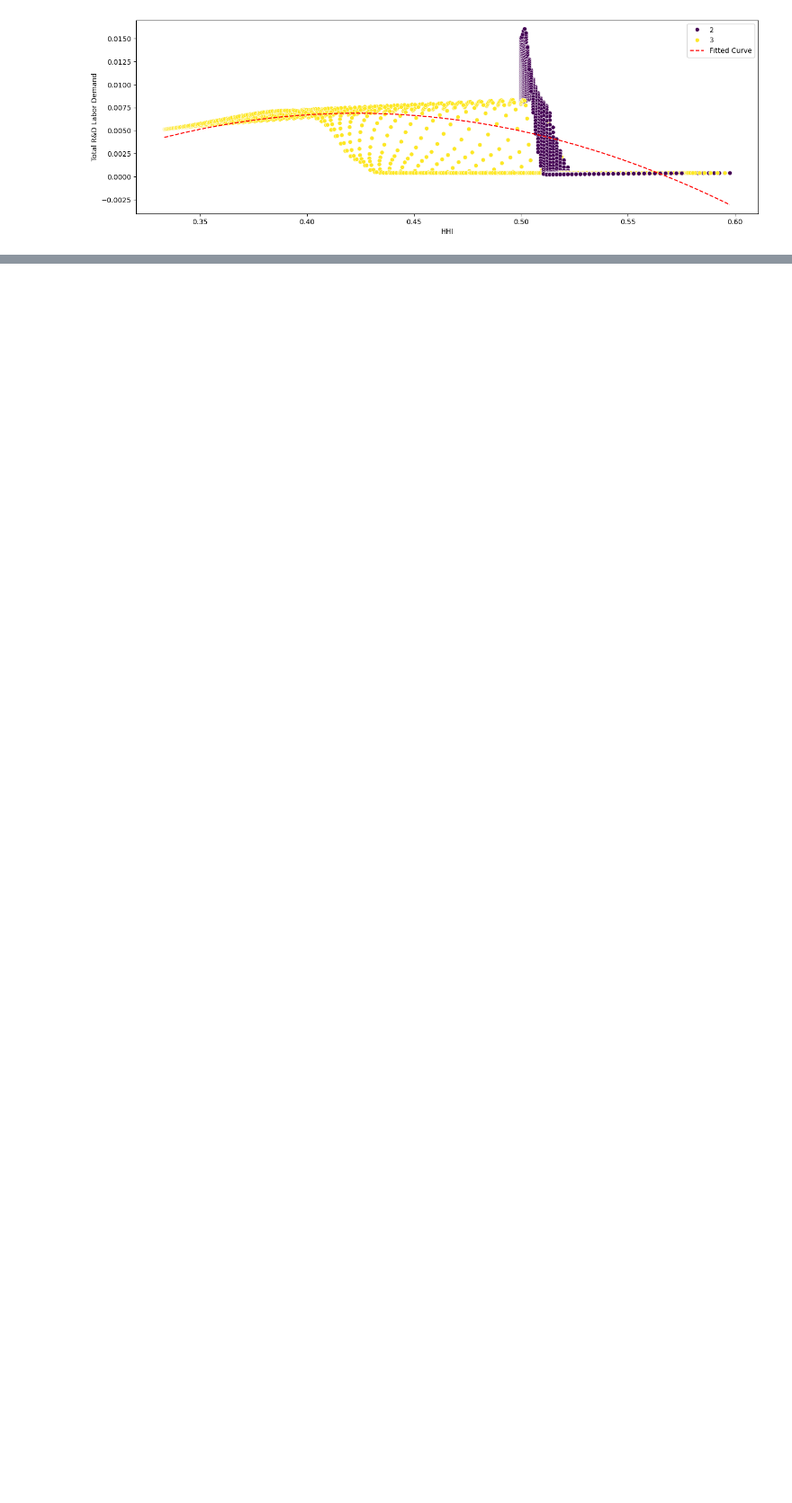
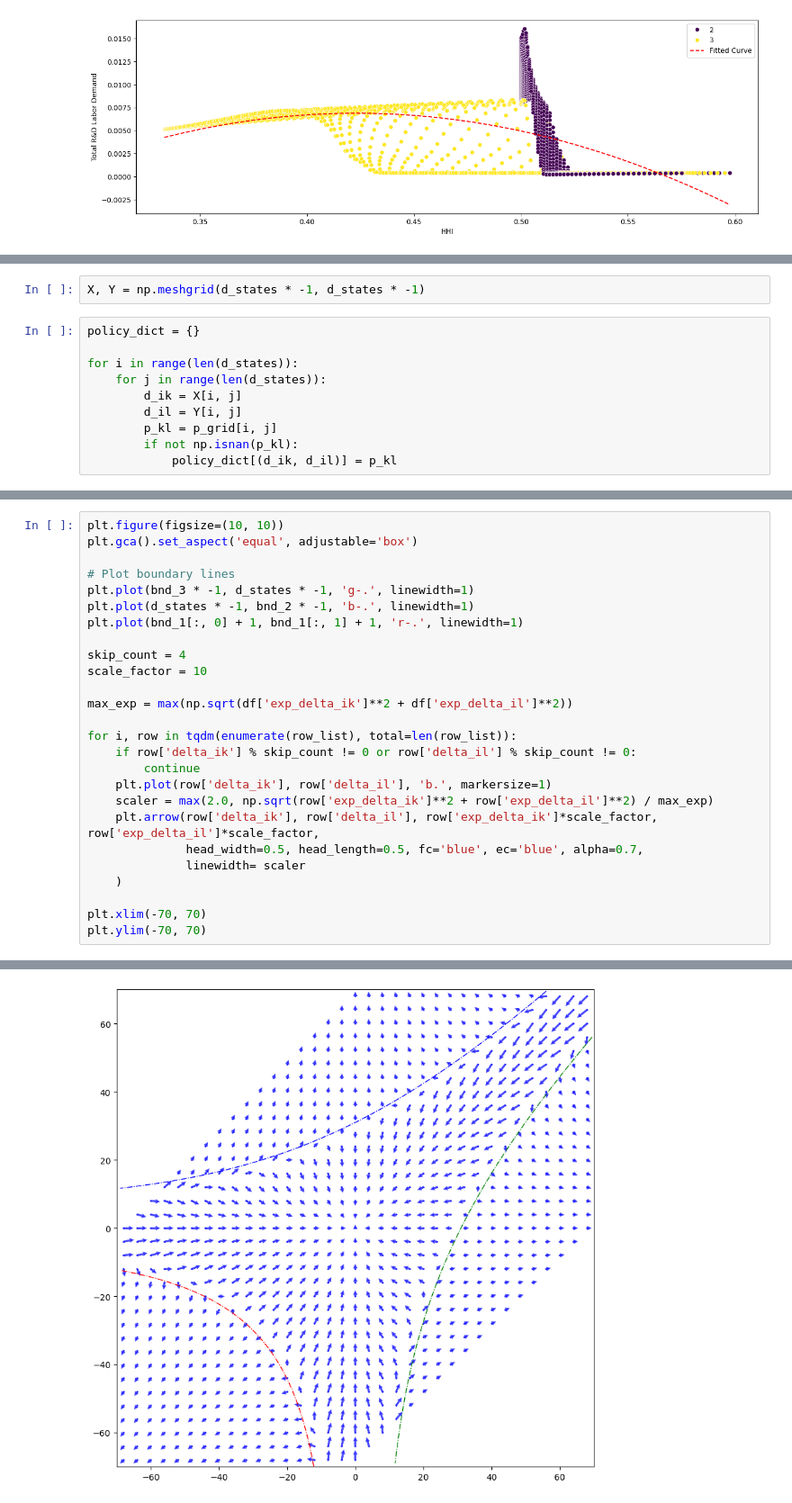
Before and after one commit to sadraheydari/SchumpeterCournotGE, a Jupyter notebook: experiments/3-firm-policy.ipynb, the cells around one changed output, grey strips where cells are left out. Shown at 90% size. Cells and saved outputs as stored; diff of their text form; blank space fills up the shorter version.

```diff
--- a/experiments/3-firm-policy.ipynb
+++ b/experiments/3-firm-policy.ipynb
@@ -767,0 +811,12 @@ plt.show()
+# %%
+X, Y = np.meshgrid(d_states * -1, d_states * -1)
+# %%
+policy_dict = {}
+
+for i in range(len(d_states)):
+    for j in range(len(d_states)):
+        d_ik = X[i, j]
+        d_il = Y[i, j]
+        p_kl = p_grid[i, j]
+        if not np.isnan(p_kl):
+            policy_dict[(d_ik, d_il)] = p_kl
@@ -767,0 +887,27 @@ plt.show()
+# %%
+plt.figure(figsize=(10, 10))
+plt.gca().set_aspect('equal', adjustable='box')
+
+# Plot boundary lines
+plt.plot(bnd_3 * -1, d_states * -1, 'g-.', linewidth=1)
+plt.plot(d_states * -1, bnd_2 * -1, 'b-.', linewidth=1)
+plt.plot(bnd_1[:, 0] + 1, bnd_1[:, 1] + 1, 'r-.', linewidth=1)
+
+skip_count = 4
+scale_factor = 10
+
+max_exp = max(np.sqrt(df['exp_delta_ik']**2 + df['exp_delta_il']**2))
+
+for i, row in tqdm(enumerate(row_list), total=len(row_list)):
+    if row['delta_ik'] % skip_count != 0 or row['delta_il'] % skip_count != 0:
+        continue
+    plt.plot(row['delta_ik'], row['delta_il'], 'b.', markersize=1)
+    scaler = max(2.0, np.sqrt(row['exp_delta_ik']**2 + row['exp_delta_il']**2) / max_exp)
+    plt.arrow(row['delta_ik'], row['delta_il'], row['exp_delta_ik']*scale_factor, row['exp_delta_il']*scale_factor,
+              head_width=0.5, head_length=0.5, fc='blue', ec='blue', alpha=0.7,
+              linewidth= scaler
+    )
+
+plt.xlim(-70, 70)
+plt.ylim(-70, 70)
+# %% [output]
@@ -767,0 +915 @@ plt.show()
+[figure, added]
```
Also changed, not shown: parts of 10 cells of this notebook.
